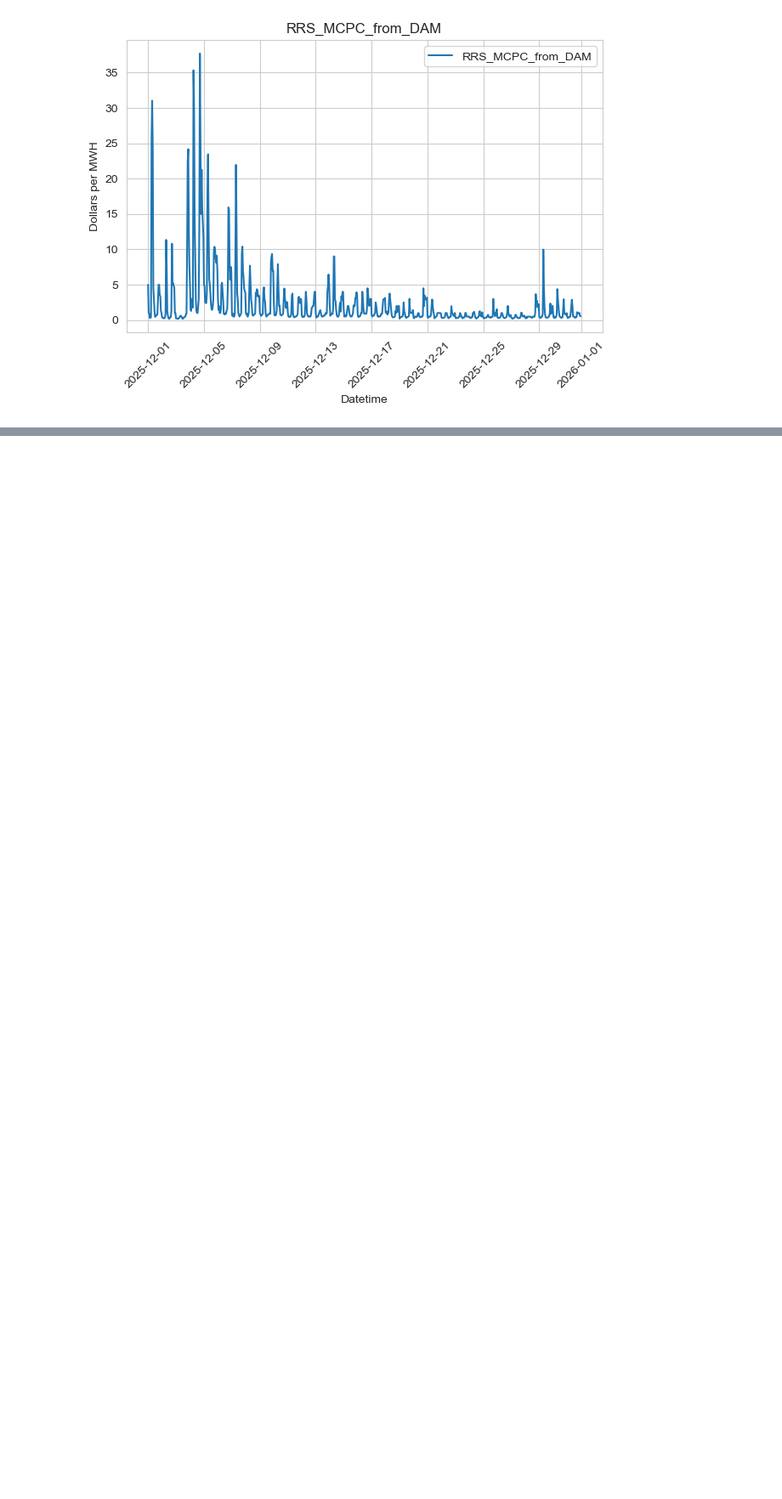
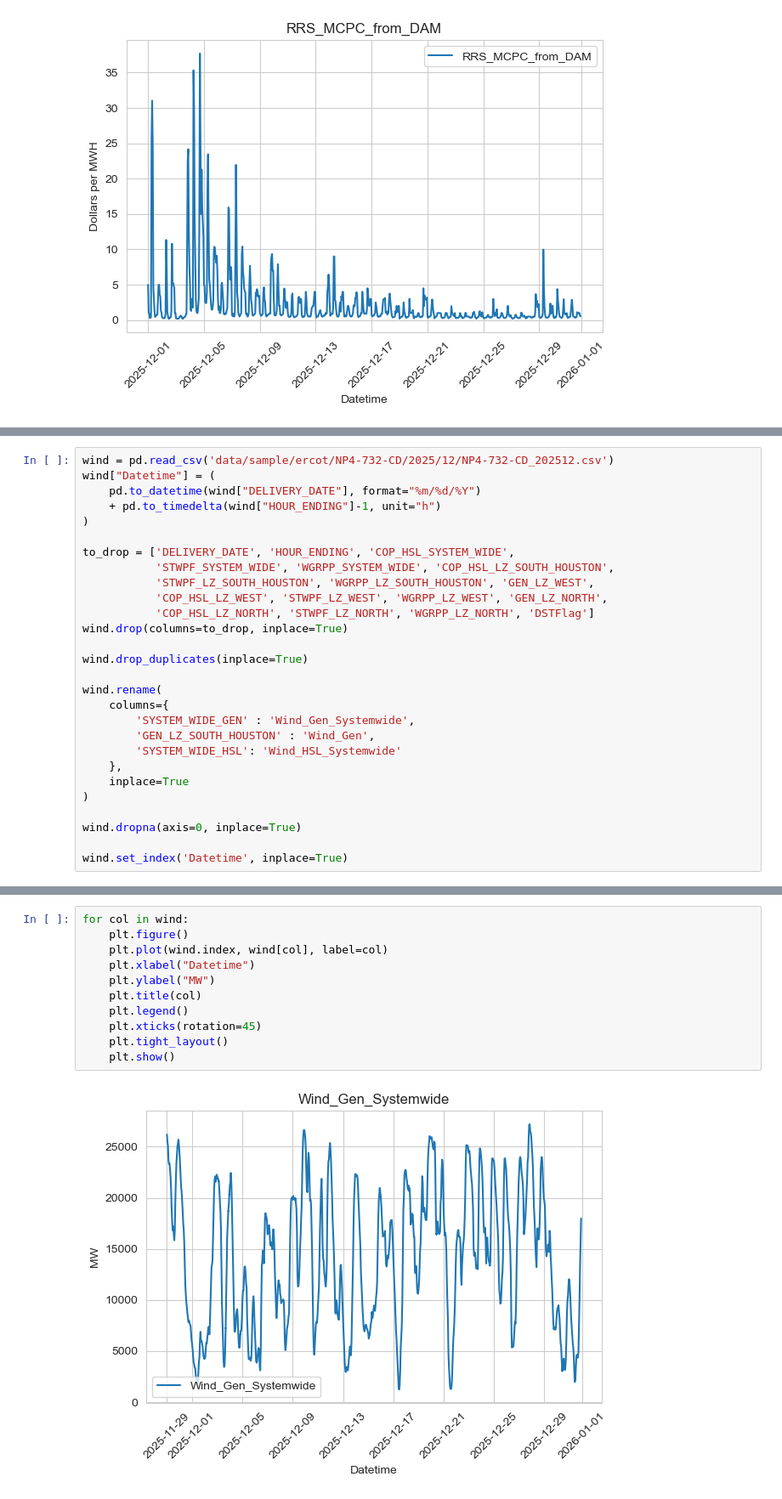
Before and after one commit to Erdos-Projects/spring-2026-electricity-TX, a Jupyter notebook: playing_with_sample_data.ipynb, the cells around one changed output, grey strips where cells are left out. Shown at 85% size. Saved outputs shown, nothing was run; the diff lists cells and outputs as text; blank space fills up the shorter version.

```diff
--- a/playing_with_sample_data.ipynb
+++ b/playing_with_sample_data.ipynb
@@ -392,0 +446,28 @@ plt.show()
+# %%
+wind = pd.read_csv('data/sample/ercot/NP4-732-CD/2025/12/NP4-732-CD_202512.csv')
+wind["Datetime"] = (
+    pd.to_datetime(wind["DELIVERY_DATE"], format="%m/%d/%Y")
+    + pd.to_timedelta(wind["HOUR_ENDING"]-1, unit="h")
+)
+
+to_drop = ['DELIVERY_DATE', 'HOUR_ENDING', 'COP_HSL_SYSTEM_WIDE',
+           'STWPF_SYSTEM_WIDE', 'WGRPP_SYSTEM_WIDE', 'COP_HSL_LZ_SOUTH_HOUSTON',
+           'STWPF_LZ_SOUTH_HOUSTON', 'WGRPP_LZ_SOUTH_HOUSTON', 'GEN_LZ_WEST',
+           'COP_HSL_LZ_WEST', 'STWPF_LZ_WEST', 'WGRPP_LZ_WEST', 'GEN_LZ_NORTH',
+           'COP_HSL_LZ_NORTH', 'STWPF_LZ_NORTH', 'WGRPP_LZ_NORTH', 'DSTFlag']
+wind.drop(columns=to_drop, inplace=True)
+
+wind.drop_duplicates(inplace=True)
+
+wind.rename(
+    columns={
+        'SYSTEM_WIDE_GEN' : 'Wind_Gen_Systemwide',
+        'GEN_LZ_SOUTH_HOUSTON' : 'Wind_Gen',
+        'SYSTEM_WIDE_HSL': 'Wind_HSL_Systemwide'
+    },
+    inplace=True
+)
+
+wind.dropna(axis=0, inplace=True)
+
+wind.set_index('Datetime', inplace=True)
@@ -392,0 +484,13 @@ plt.show()
+# %%
+for col in wind:
+    plt.figure()
+    plt.plot(wind.index, wind[col], label=col)
+    plt.xlabel("Datetime")
+    plt.ylabel("MW")
+    plt.title(col)
+    plt.legend()
+    plt.xticks(rotation=45)
+    plt.tight_layout()
+    plt.show()
+# %% [output]
+[figure, added]
```
Also changed, not shown: parts of 12 cells of this notebook.
